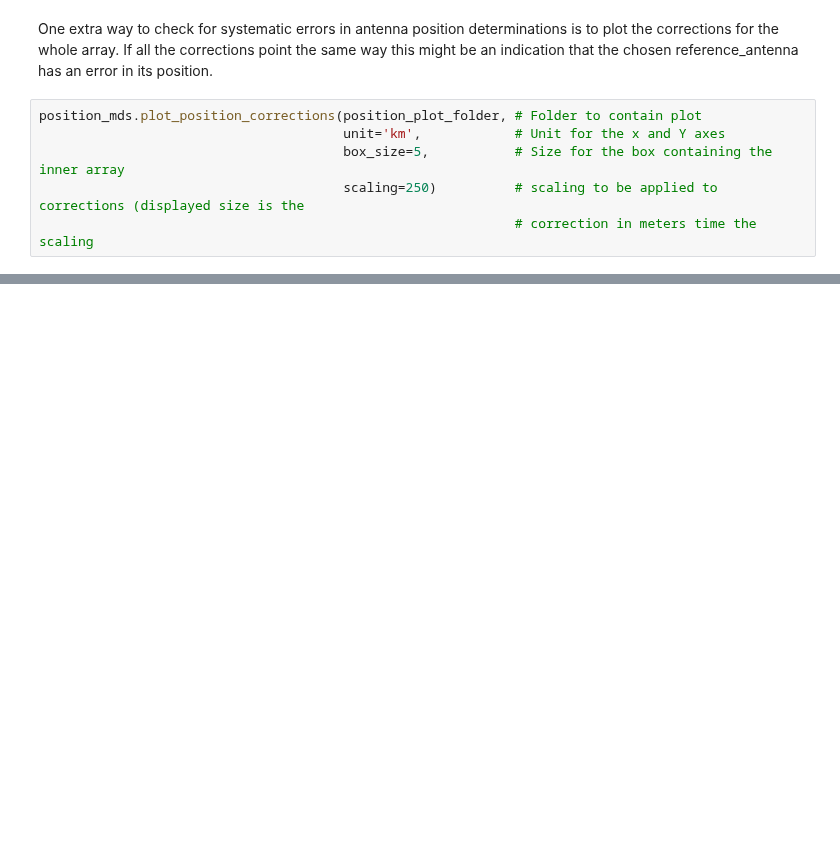
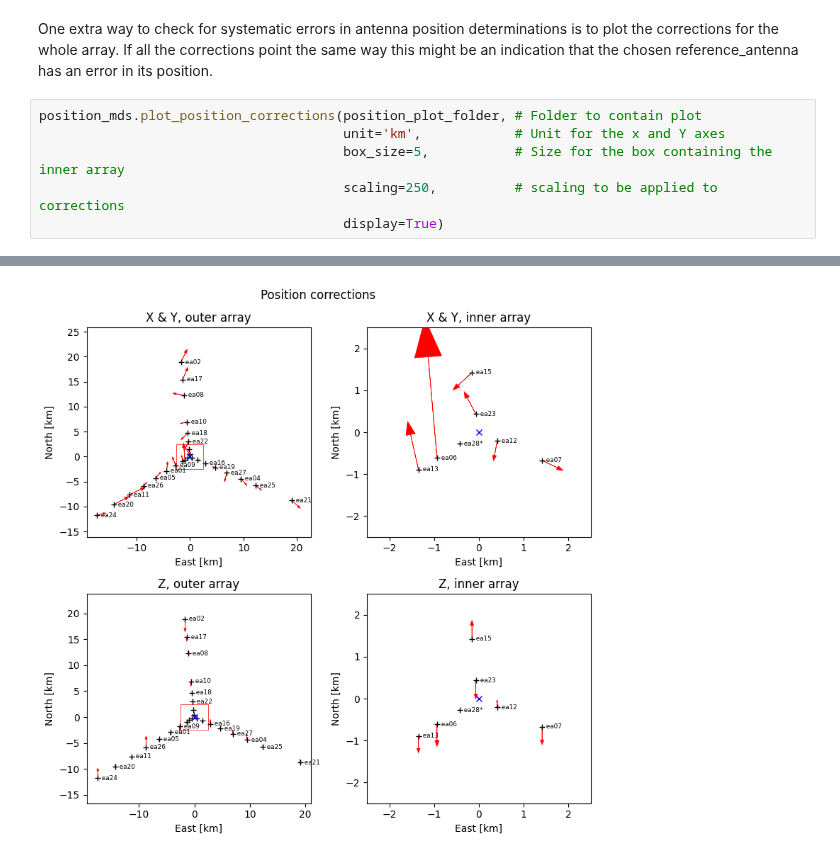
Before and after one commit to casangi/astrohack, a Jupyter notebook: docs/locit_tutorial.ipynb, the cells around one changed output, grey strips where cells are left out. Cells and saved outputs as stored; diff of their text form; blank space fills up the shorter version.

```diff
--- a/docs/locit_tutorial.ipynb
+++ b/docs/locit_tutorial.ipynb
@@ -347,5 +425,6 @@ If all the corrections point the same way this might be an indication that the c
 position_mds.plot_position_corrections(position_plot_folder, # Folder to contain plot
                                        unit='km',            # Unit for the x and Y axes
                                        box_size=5,           # Size for the box containing the inner array
-                                       scaling=250)          # scaling to be applied to corrections (displayed size is the
-                                                             # correction in meters time the scaling
+                                       scaling=250,          # scaling to be applied to corrections
+                                       display=True)
+# %% [output]
@@ -351,0 +435 @@ position_mds.plot_position_corrections(position_plot_folder, # Folder to contain
+[figure, added]
```
Also changed, not shown: parts of 14 cells of this notebook.
